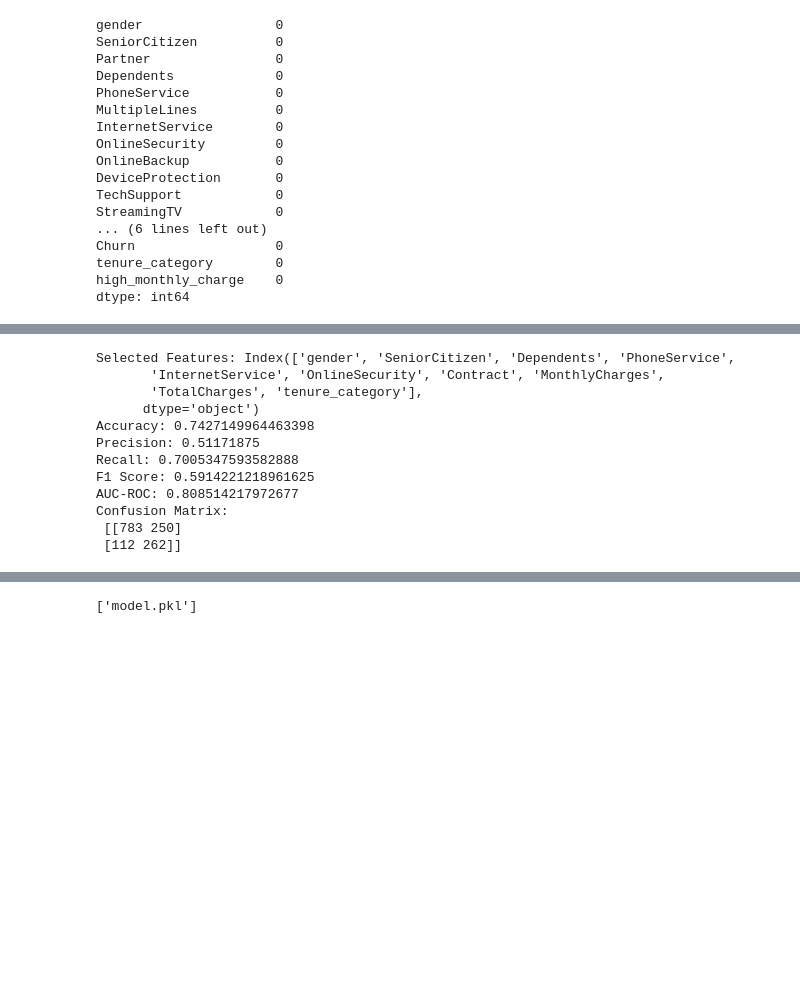
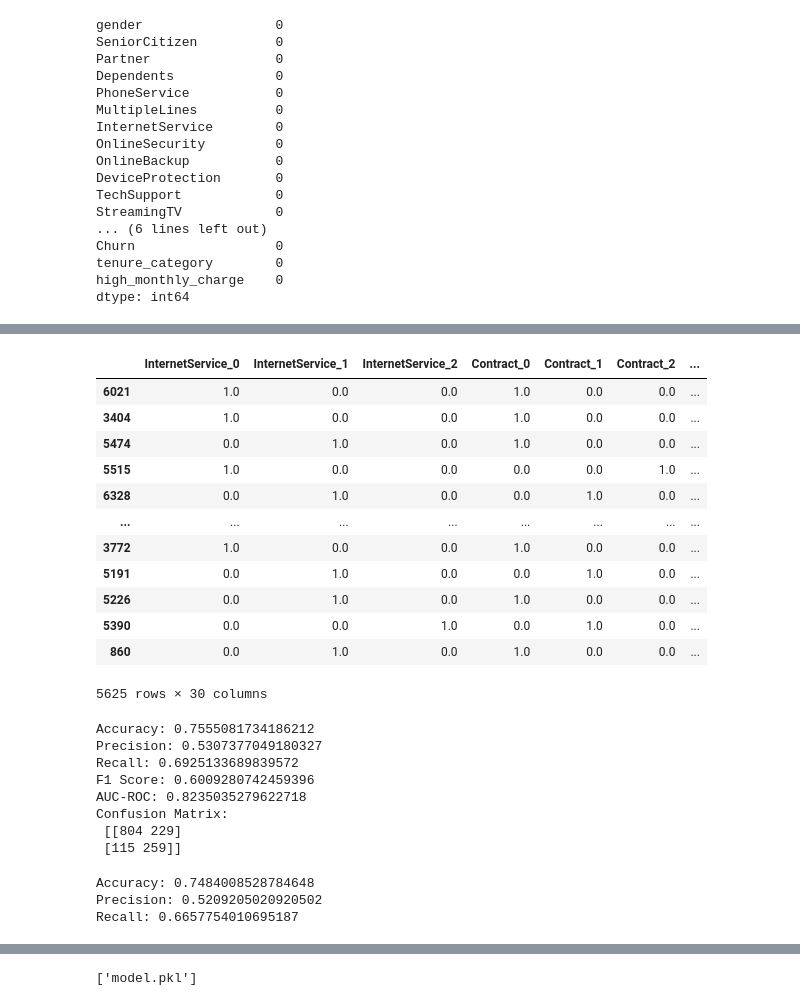
Before and after one commit to Nkjha12/Churn-Prediction, a Jupyter notebook: TCL_assignment.ipynb, the cells around one changed output, grey strips where cells are left out. Drawn from its saved outputs; the diff is of its cells as text; code cells hidden in the pictures; blank space fills up the shorter version.

```diff
--- a/TCL_assignment.ipynb
+++ b/TCL_assignment.ipynb
@@ -368,10 +317,3 @@ Churn                  0
 tenure_category        0
 high_monthly_charge    0
 dtype: int64
-# %%
-## Encode categorical columns
-label_encoders = {}
-for column in Categorical_columns:
-        le = LabelEncoder()
-        data[column] = le.fit_transform(data[column])
-        label_encoders[column] = le
@@ -404,8 +368,8 @@ Index(['MonthlyCharges', 'TotalCharges', 'tenure_category',
 # %%
-X = data.drop(['Churn'], axis=1)
-y = data['Churn']
+X = data_encoded.drop(['Churn'], axis=1)
+y = data_encoded['Churn']
 X_train, X_test, y_train, y_test = train_test_split(X, y, test_size=0.2, random_state=42)
 # %%
 scaler = StandardScaler()
-X_train[Numerical_columns] = scaler.fit_transform(X_train[Numerical_columns])
-X_test[Numerical_columns] = scaler.transform(X_test[Numerical_columns])
+X_train[['MonthlyCharges', 'TotalCharges', 'high_monthly_charge']] = scaler.fit_transform(X_train[['MonthlyCharges', 'TotalCharges', 'high_monthly_charge']])
+X_test[['MonthlyCharges', 'TotalCharges', 'high_monthly_charge']] = scaler.transform(X_test[['MonthlyCharges', 'TotalCharges', 'high_monthly_charge']])
@@ -430,3 +376,19 @@ Note: you may need to restart the kernel to use updated packages.
+# %%
+X_train
+# %% [output]
+|  | InternetService_0 | InternetService_1 | InternetService_2 | Contract_0 | Contract_1 | Contract_2 | ... |
+| 6021 | 1.0 | 0.0 | 0.0 | 1.0 | 0.0 | 0.0 | ... |
+| 3404 | 1.0 | 0.0 | 0.0 | 1.0 | 0.0 | 0.0 | ... |
+| 5474 | 0.0 | 1.0 | 0.0 | 1.0 | 0.0 | 0.0 | ... |
+| 5515 | 1.0 | 0.0 | 0.0 | 0.0 | 0.0 | 1.0 | ... |
+| 6328 | 0.0 | 1.0 | 0.0 | 0.0 | 1.0 | 0.0 | ... |
+| ... | ... | ... | ... | ... | ... | ... | ... |
+| 3772 | 1.0 | 0.0 | 0.0 | 1.0 | 0.0 | 0.0 | ... |
+| 5191 | 0.0 | 1.0 | 0.0 | 0.0 | 1.0 | 0.0 | ... |
+| 5226 | 0.0 | 1.0 | 0.0 | 1.0 | 0.0 | 0.0 | ... |
+| 5390 | 0.0 | 0.0 | 1.0 | 0.0 | 1.0 | 0.0 | ... |
+| 860 | 0.0 | 1.0 | 0.0 | 1.0 | 0.0 | 0.0 | ... |
+5625 rows × 30 columns
 # %%
 from imblearn.over_sampling import SMOTE
 # %%
@@ -444,27 +406,35 @@ selected_features = X.columns[rfe.support_]
 
 # Model Training
 final_model = RandomForestClassifier(n_estimators=200, max_depth=10, class_weight='balanced', random_state=42)
-final_model.fit(X_train_sm_rfe, y_train_sm)
+final_model.fit(X_train_sm, y_train_sm)
 
 # Predictions and Evaluation
-y_pred = final_model.predict(X_test_rfe)
-print("Selected Features:", selected_features)
+y_pred = final_model.predict(X_test)
+# print("Selected Features:", selected_features)
 print("Accuracy:", accuracy_score(y_test, y_pred))
 print("Precision:", precision_score(y_test, y_pred))
 print("Recall:", recall_score(y_test, y_pred))
 print("F1 Score:", f1_score(y_test, y_pred))
-print("AUC-ROC:", roc_auc_score(y_test, final_model.predict_proba(X_test_rfe)[:, 1]))
+print("AUC-ROC:", roc_auc_score(y_test, final_model.predict_proba(X_test)[:, 1]))
 print("Confusion Matrix:\n", confusion_matrix(y_test, y_pred))
 # %% [output]
-Selected Features: Index(['gender', 'SeniorCitizen', 'Dependents', 'PhoneService',
-       'InternetService', 'OnlineSecurity', 'Contract', 'MonthlyCharges',
-       'TotalCharges', 'tenure_category'],
-      dtype='object')
-Accuracy: 0.7427149964463398
-Precision: 0.51171875
-Recall: 0.7005347593582888
-F1 Score: 0.5914221218961625
-AUC-ROC: 0.808514217972677
+Accuracy: 0.7555081734186212
+Precision: 0.5307377049180327
+Recall: 0.6925133689839572
+F1 Score: 0.6009280742459396
+AUC-ROC: 0.8235035279622718
 Confusion Matrix:
- [[783 250]
- [112 262]]
+ [[804 229]
+ [115 259]]
+# %%
+rf = RandomForestClassifier(n_estimators=200, max_depth=10, class_weight='balanced', random_state=42)
+rf.fit(X_train_sm_rfe, y_train_sm)
+
+y_pred = rf.predict(X_test_rfe)
+print("Accuracy:", accuracy_score(y_test, y_pred))
+print("Precision:", precision_score(y_test, y_pred))
+print("Recall:", recall_score(y_test, y_pred))
+# %% [output]
+Accuracy: 0.7484008528784648
+Precision: 0.5209205020920502
+Recall: 0.6657754010695187
```
Also changed, not shown: parts of 25 cells of this notebook, 2 other files.
